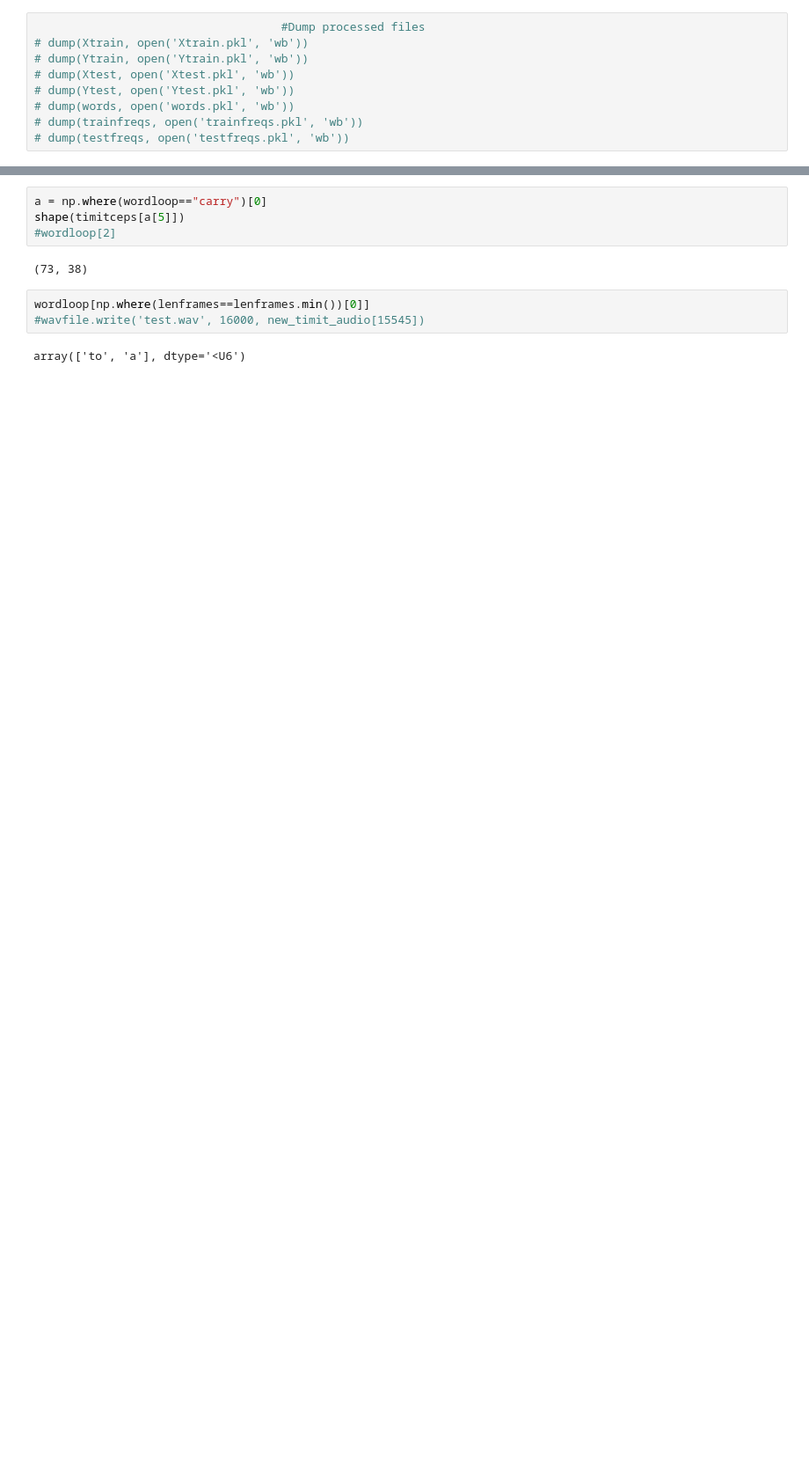
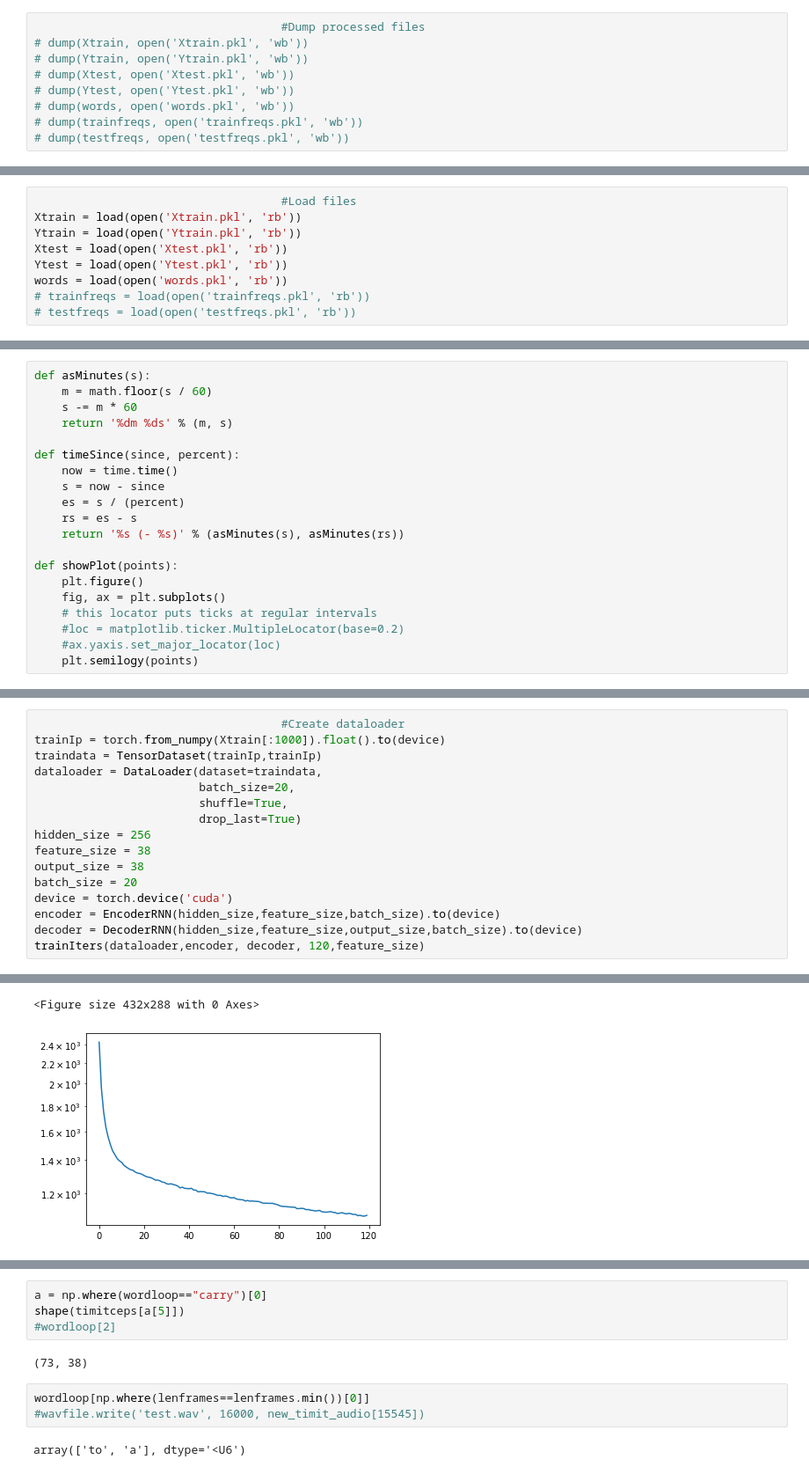
Before and after one commit to vignesh99/SpeechTechnology-CS6300, a Jupyter notebook: E2E_Speech.ipynb, the cells around one changed output, grey strips where cells are left out. Shown: that part at 88% size. Drawn from its saved outputs; the diff is of its cells as text; blank space fills up the shorter version.

Commit message:
update with dataloader

```diff
--- a/E2E_Speech.ipynb
+++ b/E2E_Speech.ipynb
@@ -297,3 +275,12 @@ array([ 2,  5,  9, 14, 20])
+# %%
+                                    #Load files
+Xtrain = load(open('Xtrain.pkl', 'rb'))
+Ytrain = load(open('Ytrain.pkl', 'rb'))
+Xtest = load(open('Xtest.pkl', 'rb'))
+Ytest = load(open('Ytest.pkl', 'rb'))
+words = load(open('words.pkl', 'rb'))
+# trainfreqs = load(open('trainfreqs.pkl', 'rb'))
+# testfreqs = load(open('testfreqs.pkl', 'rb'))
 # %%
 
 class EncoderRNN(nn.Module):
@@ -337,0 +391,20 @@ class DecoderRNN(nn.Module):
+# %%
+def asMinutes(s):
+    m = math.floor(s / 60)
+    s -= m * 60
+    return '%dm %ds' % (m, s)
+
+def timeSince(since, percent):
+    now = time.time()
+    s = now - since
+    es = s / (percent)
+    rs = es - s
+    return '%s (- %s)' % (asMinutes(s), asMinutes(rs))
+
+def showPlot(points):
+    plt.figure()
+    fig, ax = plt.subplots()
+    # this locator puts ticks at regular intervals
+    #loc = matplotlib.ticker.MultipleLocator(base=0.2)
+    #ax.yaxis.set_major_locator(loc)
+    plt.semilogy(points)
@@ -337,0 +449,17 @@ class DecoderRNN(nn.Module):
+# %%
+                                    #Create dataloader
+trainIp = torch.from_numpy(Xtrain[:1000]).float().to(device)
+traindata = TensorDataset(trainIp,trainIp)
+dataloader = DataLoader(dataset=traindata,
+                        batch_size=20,
+                        shuffle=True,
+                        drop_last=True)
+hidden_size = 256
+feature_size = 38
+output_size = 38
+batch_size = 20
+device = torch.device('cuda')
+encoder = EncoderRNN(hidden_size,feature_size,batch_size).to(device)
+decoder = DecoderRNN(hidden_size,feature_size,output_size,batch_size).to(device)
+trainIters(dataloader,encoder, decoder, 120,feature_size)
+# %% [output]
@@ -337,0 +483,2 @@ class DecoderRNN(nn.Module):
+<Figure size 432x288 with 0 Axes>
+[figure, added]
```
Also changed, not shown: parts of 18 cells of this notebook.
